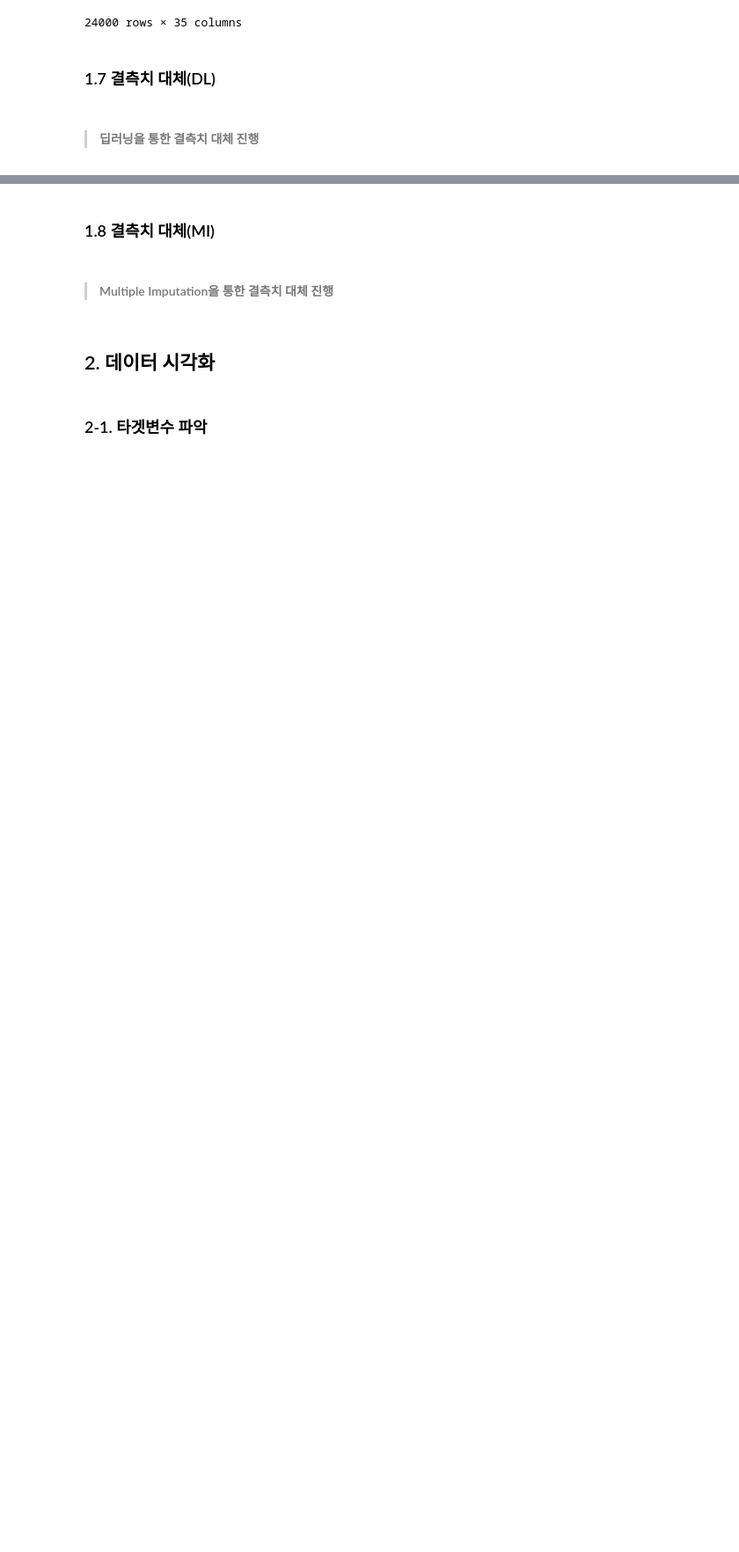
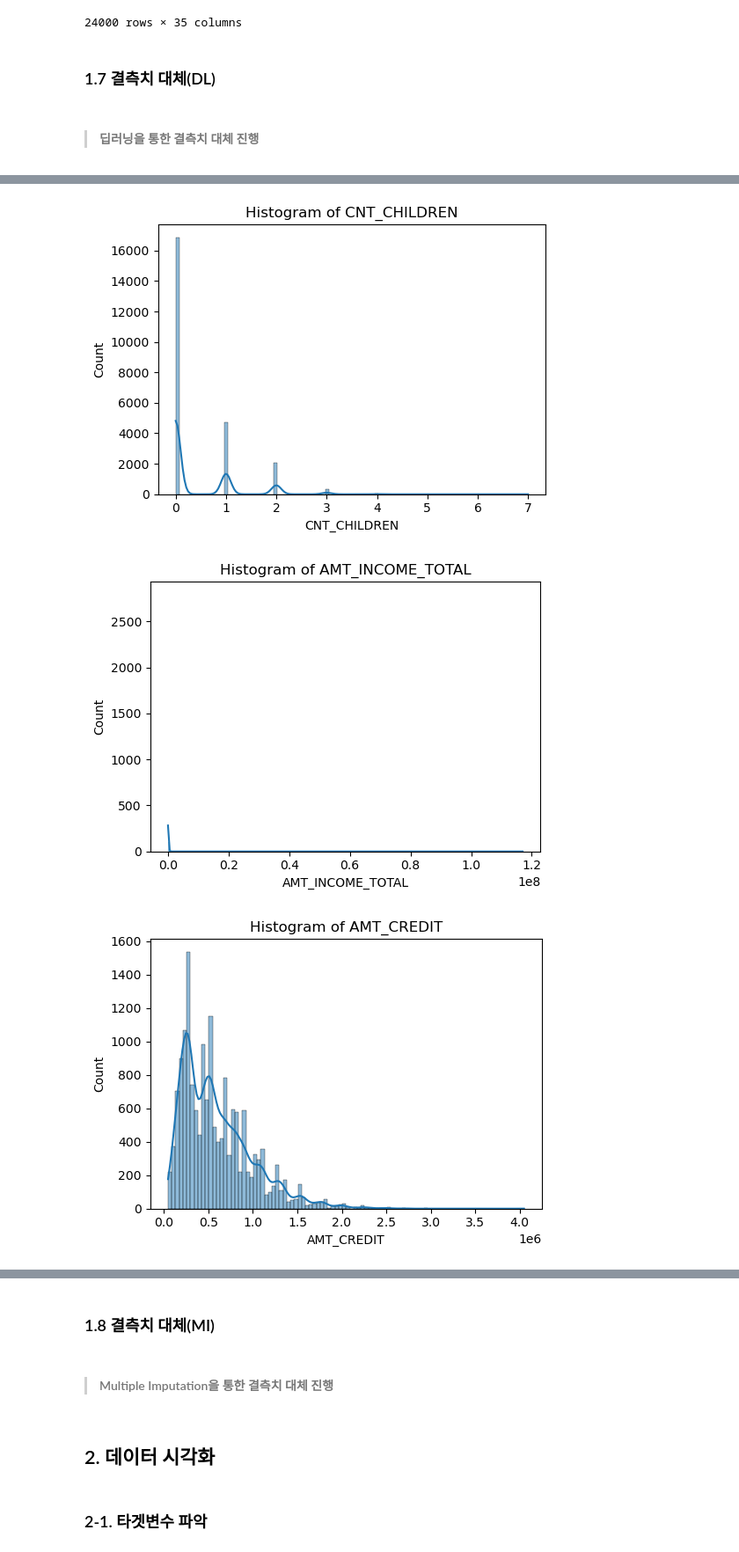
Before and after one commit to yellowlemontea/JB_DS2, a Jupyter notebook: notebook_csl.ipynb, the cells around one changed output, grey strips where cells are left out. Shown at 88% size. Drawn from its saved outputs; the diff is of its cells as text; code cells hidden in the pictures; blank space fills up the shorter version.

```diff
--- a/notebook_csl.ipynb
+++ b/notebook_csl.ipynb
@@ -437,0 +534,26 @@ df_adj_mv_fill
+# %%
+def replace_missing_values(df, col_fill_values):
+    for col, fill_method in col_fill_values.items():
+        if fill_method == 'mode':
+            mode_result = stats.mode(df[col])
+            fill_value = mode_result.mode[0]
+
+        elif fill_method == 'median':
+            fill_value = df[col].median()
+
+        else:
+            raise ValueError(f"Invalid method for column '{column}'.Choose either 'mode' or 'median'.")
+
+        df[col] = df[col].fillna(fill_value)
+    return df
+# %%
+fill_methods = {
+
+    'NAME_FAMILY_STATUS': 'mode',
+
+}
+
+data = replace_missing_values(data,fill_methods)
+missing_values = data.isnull().sum()
+missing_values = missing_values[missing_values > 0].index.to_list()
+missing_values
@@ -437,0 +1082,18 @@ df_adj_mv_fill
+# %%
+
+numeric_columns = data.select_dtypes(include=['int', 'float']).columns
+categorical_columns = data.select_dtypes(include=['object']).columns
+# %%
+# 수치형 변수 시각화 (히스토그램과 상자 그림)
+for column in numeric_columns[1:]:
+    plt.figure(figsize=(10, 4))
+    plt.subplot(1, 2, 1)
+    sns.histplot(data[column], kde=True)
+    plt.title(f'Histogram of {column}')
+
+    plt.tight_layout()
+    plt.show()
+# %% [output]
+[figure, added]
+[figure, added]
+[figure, added]
```
Also changed, not shown: parts of 41 cells of this notebook.
